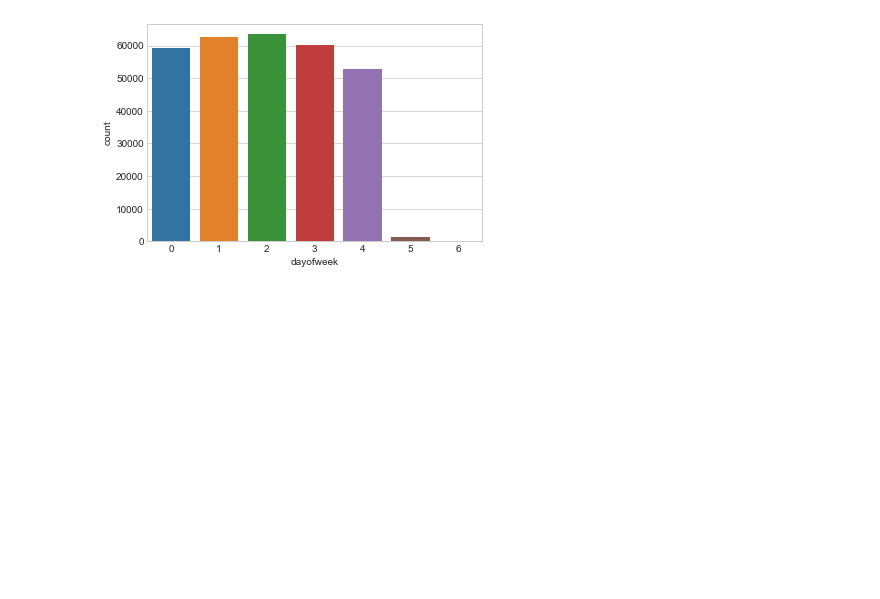
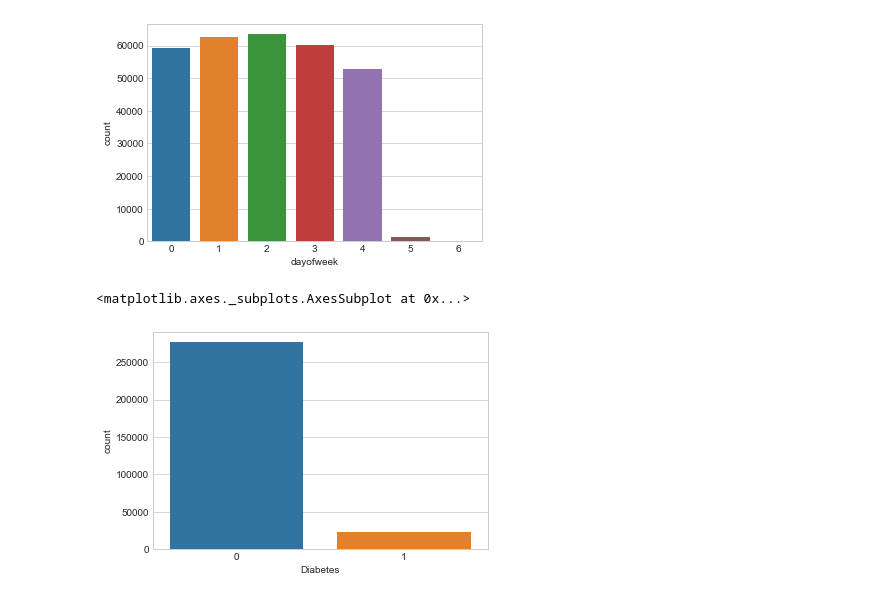
Before and after one commit to Napat/ml_predict_patient_noshow_appointment, a Jupyter notebook: SmartHospital_noShowDetector-300k.ipynb, the cells around one changed output. Saved outputs shown, nothing was run; the diff lists cells and outputs as text; code cells hidden in the pictures; blank space fills up the shorter version.

Commit message:
Complete data model

```diff
--- a/SmartHospital_noShowDetector-300k.ipynb
+++ b/SmartHospital_noShowDetector-300k.ipynb
@@ -271,7 +236,7 @@ memory usage: 44.6+ MB
 bandpass_filterlist = ['No-showB', 'GenderB', 'Age', 'AgeClass'
                        , 'Scholarship', 'Diabetes', 'Alcoolism', 'Hypertension','Tuberculosis'
                        , 'Handicap', 'Smokes', 'isHandcap', 'SMS_received', 'WaitTime',
-                        'dayofweek',
+                        'dayofweek'
                       ]
 noshows_data = noshows.loc[:, bandpass_filterlist]
 noshows_data.head()
@@ -334,3 +299,8 @@ sns.countplot(x="dayofweek", data=noshows_data)
 # %% [output]
 <matplotlib.axes._subplots.AxesSubplot at 0x...>
 [figure]
+# %%
+sns.countplot(x="Diabetes", data=noshows_data)
+# %% [output]
+<matplotlib.axes._subplots.AxesSubplot at 0x...>
+[figure, added]
```
Also changed, not shown: parts of 45 cells of this notebook.
